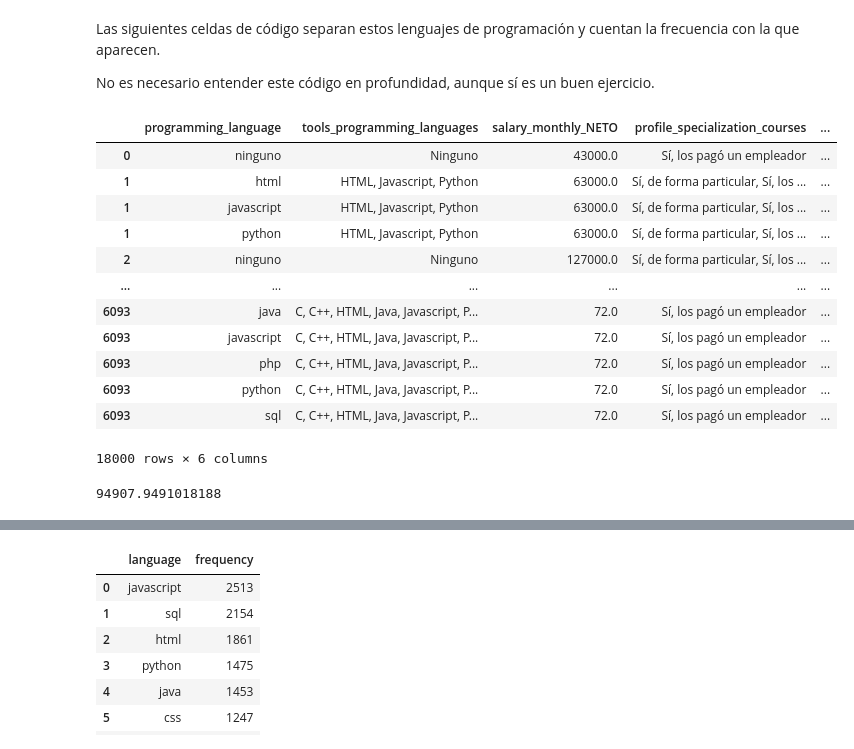
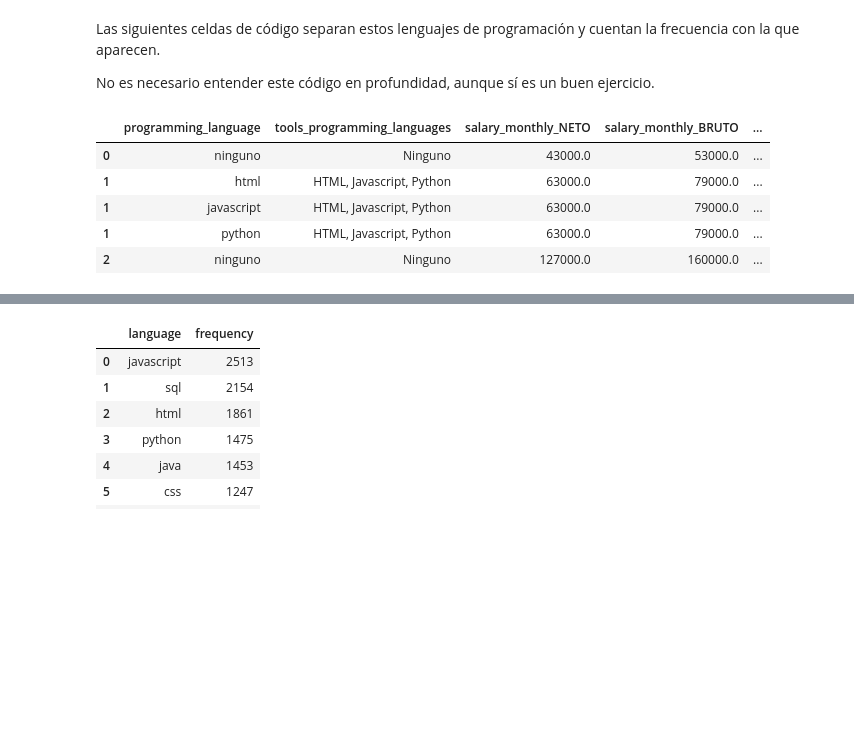
Before and after one commit to fnbellomo/DiploDatos2021, a Jupyter notebook: Copy_of_Entregable_Parte_1_Roxana.ipynb, the cells around one changed output, grey strips where cells are left out. Drawn from its saved outputs; the diff is of its cells as text; code cells hidden in the pictures; blank space fills up the shorter version.

```diff
--- a/Copy_of_Entregable_Parte_1_Roxana.ipynb
+++ b/Copy_of_Entregable_Parte_1_Roxana.ipynb
@@ -75,4 +49,4 @@ Para ello:
 Si lo consideran necesario, realicen varias iteraciones. Es decir, si encuentran que las distribuciones de los lenguajes de programación que seleccionaron inicialmente no son muy diferentes, pueden re-hacer el análisis usando sólo los lenguajes de programación que son diferentes.
 # %%
 # complete here if you want to include more columns
-df[['tools_programming_languages', 'salary_monthly_NETO', 'profile_specialization_courses', 'salary_has_bonus']]
+relevant_columns = ['tools_programming_languages', 'salary_monthly_NETO', 'salary_monthly_BRUTO', 'salary_has_bonus']
@@ -111,48 +71,37 @@ No es necesario entender este código en profundidad, aunque sí es un buen ejer
 def split_languages(languages_str):
   if not isinstance(languages_str, str):
     return []
   # Remove 'other' option
   languages_str = languages_str.lower()\
     .replace('ninguno de los anteriores', '')
   # Split string into list of items
   # Remove spaces and commas for each item
   return [lang.strip().replace(',', '')
           for lang in languages_str.split()]
 
 # Create a new column with the list of languages
 df.loc[:, 'cured_programming_languages'] = df.tools_programming_languages\
     .apply(split_languages)
 if 'cured_programming_languages' not in relevant_columns:
     relevant_columns.append('cured_programming_languages')
 
 # Duplicate each row of df for each programming language
 # mentioned in the response.
 # We only include in df_lang the columns we are going to analyze later, so we
 # don't duplicate innecesary information.
 df_lang = df.cured_programming_languages\
     .apply(pd.Series).stack()\
     .reset_index(level=-1, drop=True).to_frame()\
     .join(df[relevant_columns])\
     .rename(columns={0: 'programming_language'})
 # Horrible programming style! But a lot of data science code can be written with
 # as concatenations of functions (pipelines), and there's no elegant way of
 # doing that on Python.
-df_lang
+df_lang[:5]
 # %% [output]
-|  | programming_language | tools_programming_languages | salary_monthly_NETO | profile_specialization_courses | ... |
-| 0 | ninguno | Ninguno | 43000.0 | Sí, los pagó un empleador | ... |
-| 1 | html | HTML, Javascript, Python | 63000.0 | Sí, de forma particular, Sí, los ... | ... |
-| 1 | javascript | HTML, Javascript, Python | 63000.0 | Sí, de forma particular, Sí, los ... | ... |
-| 1 | python | HTML, Javascript, Python | 63000.0 | Sí, de forma particular, Sí, los ... | ... |
-| 2 | ninguno | Ninguno | 127000.0 | Sí, de forma particular, Sí, los ... | ... |
-| ... | ... | ... | ... | ... | ... |
-| 6093 | java | C, C++, HTML, Java, Javascript, P... | 72.0 | Sí, los pagó un empleador | ... |
-| 6093 | javascript | C, C++, HTML, Java, Javascript, P... | 72.0 | Sí, los pagó un empleador | ... |
-| 6093 | php | C, C++, HTML, Java, Javascript, P... | 72.0 | Sí, los pagó un empleador | ... |
-| 6093 | python | C, C++, HTML, Java, Javascript, P... | 72.0 | Sí, los pagó un empleador | ... |
-| 6093 | sql | C, C++, HTML, Java, Javascript, P... | 72.0 | Sí, los pagó un empleador | ... |
+|  | programming_language | tools_programming_languages | salary_monthly_NETO | salary_monthly_BRUTO | ... |
+| 0 | ninguno | Ninguno | 43000.0 | 53000.0 | ... |
+| 1 | html | HTML, Javascript, Python | 63000.0 | 79000.0 | ... |
+| 1 | javascript | HTML, Javascript, Python | 63000.0 | 79000.0 | ... |
+| 1 | python | HTML, Javascript, Python | 63000.0 | 79000.0 | ... |
+| 2 | ninguno | Ninguno | 127000.0 | 160000.0 | ... |
-18000 rows × 6 columns
-# %%
-df['salary_monthly_NETO'].mean()
-# %% [output]
-94907.9491018188
```
Also changed, not shown: parts of 22 cells of this notebook.
